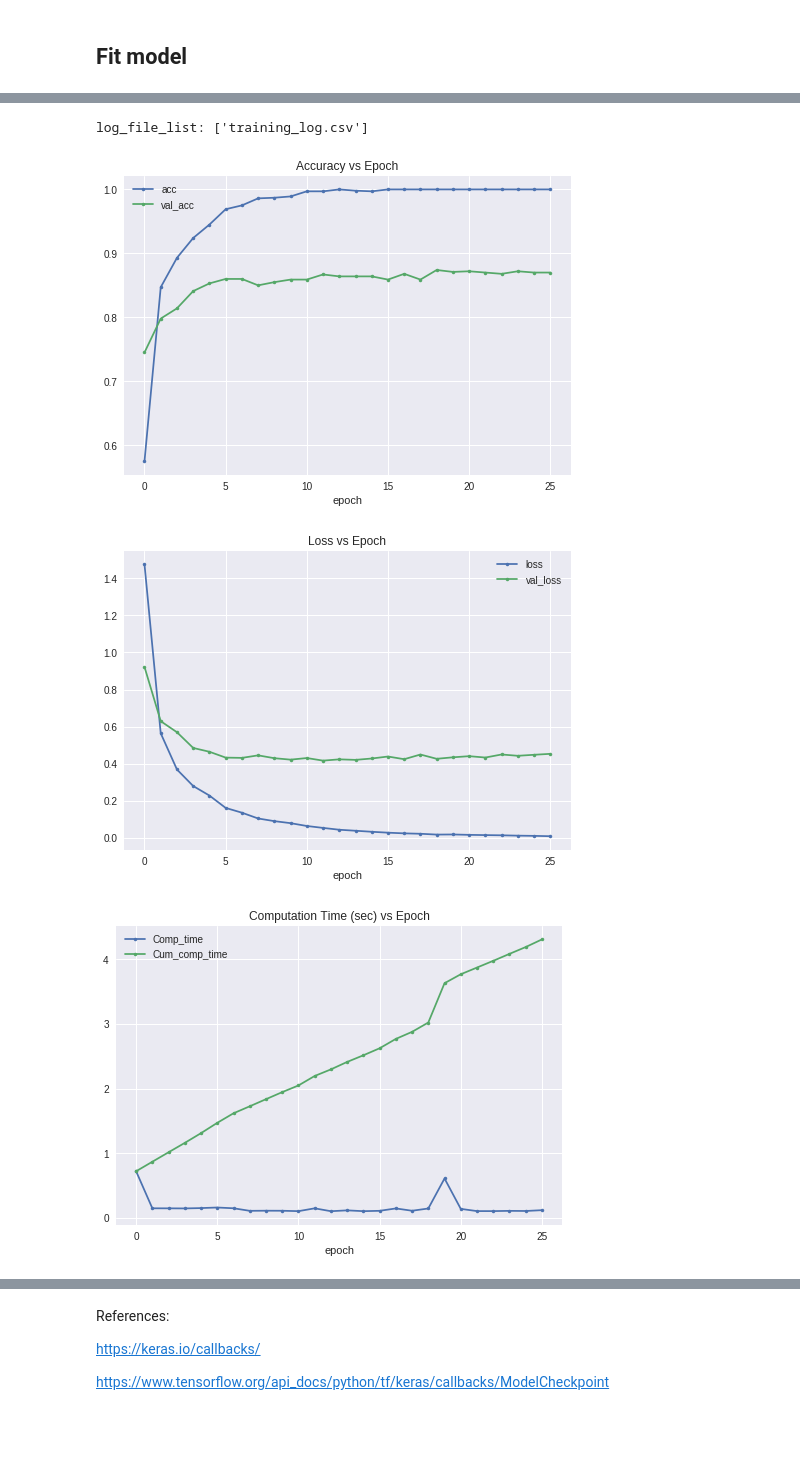
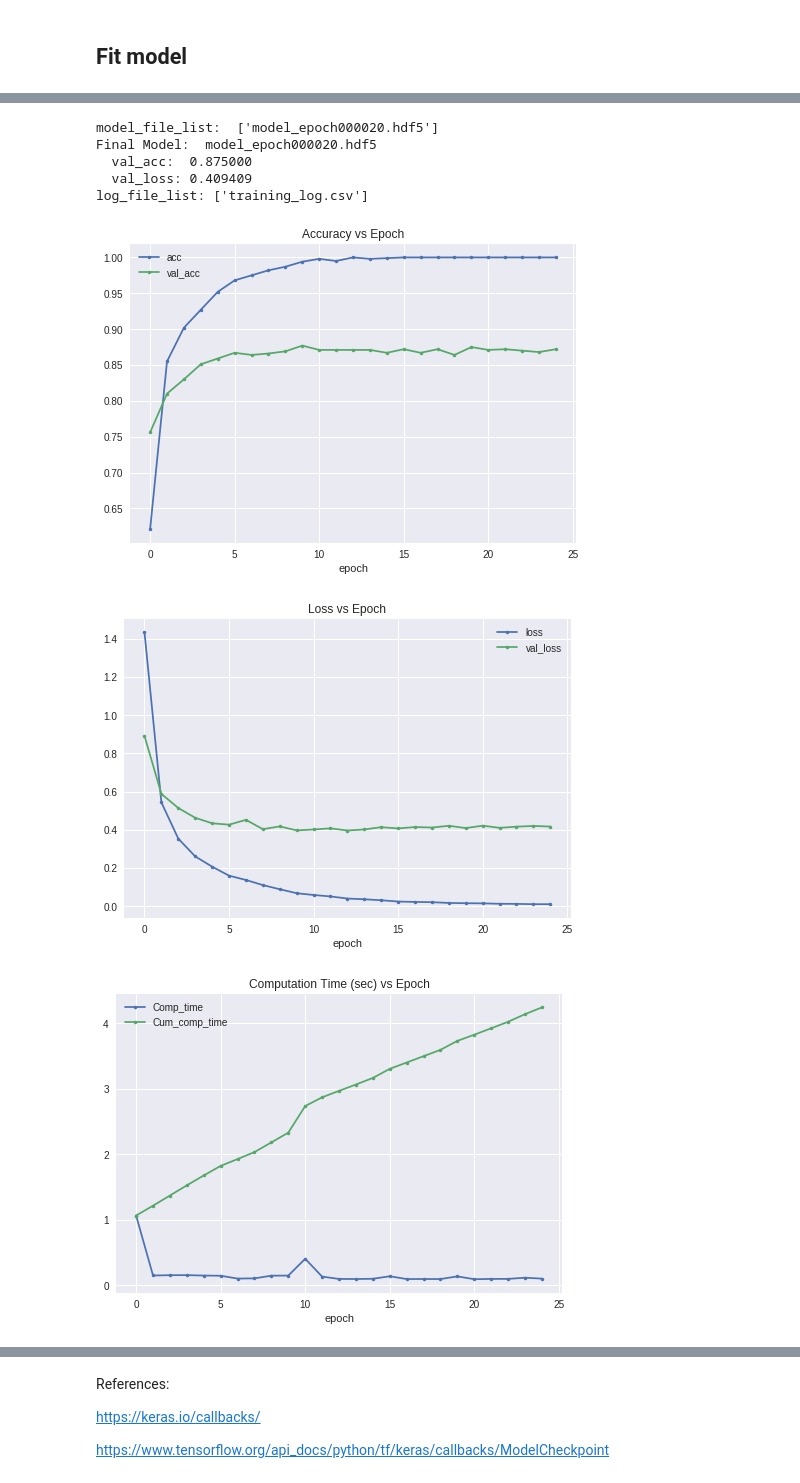
Before and after one commit to Minyus/Deep_Learning, a Jupyter notebook: Keras/MNIST/Dense_Only_with_Dropout/keras_fit_with_callbacks_mnist.ipynb, the cells around one changed output, grey strips where cells are left out. Drawn from its saved outputs; the diff is of its cells as text; code cells hidden in the pictures; blank space fills up the shorter version.

Commit message:
reorganized as setup function; added sort to model file list

```diff
--- a/Keras/MNIST/Dense_Only_with_Dropout/keras_fit_with_callbacks_mnist.ipynb
+++ b/Keras/MNIST/Dense_Only_with_Dropout/keras_fit_with_callbacks_mnist.ipynb
@@ -275,0 +232,18 @@ Final Model:  model_epoch000021.hdf5
+# %%
+### If resume_if_possible = True, fitting can resume using a model file.
+resume_if_possible = True
+
+### Set resume_if_possible = False to force fitting from scratch.
+# resume_if_possible = False
+
+batch_size = 64
+epochs = 100
+
+model, callbacks, initial_epoch = \
+setup_model_and_callbacks(create_model, input_shape, resume_if_possible = resume_if_possible)
+
+model.summary()
+
+## Fit
+model.fit(x_train, y_train, validation_data = (x_test,y_test), shuffle = True,
+          batch_size = batch_size, epochs = epochs, callbacks = callbacks, initial_epoch = initial_epoch)
@@ -276,19 +269,29 @@ Final Model:  model_epoch000021.hdf5
 # %%
+## Show final model performance metrics
+mfp = ModelFileProcessing()
+model = keras.models.load_model(mfp.latest_model_file)
+val_loss, val_acc = model.evaluate(x_test, y_test, verbose=0)
+print("Final Model:  {}  \n  val_acc:  {:8.6f}\n  val_loss: {:8.6f}".format(mfp.latest_model_file, val_acc, val_loss))
+
 ## Plot the results
-lfp.update()
+lfp = LogFileProcessing()
 if lfp.log_file_exists:
     log_df = pd.read_csv(lfp.log_file_path)
     log_df.set_index('epoch')[['acc', 'val_acc']].plot(style='.-', title='Accuracy vs Epoch')
     plt.show()
     log_df.set_index('epoch')[['loss', 'val_loss']].plot(style='.-', title='Loss vs Epoch')
     plt.show()
     log_df.set_index('epoch')[['Comp_time', 'Cum_comp_time']].plot(style='.-', title='Computation Time (sec) vs Epoch')
     plt.show()
     # pd.options.display.max_rows = 8
     display(log_df)
 # %% [output]
+model_file_list:  ['model_epoch000020.hdf5']
+Final Model:  model_epoch000020.hdf5
+  val_acc:  0.875000
+  val_loss: 0.409409
 log_file_list: ['training_log.csv']
-[figure, old version]
+[figure, new version]
-[figure, old version]
+[figure, new version]
-[figure, old version]
+[figure, new version]
 |  | epoch | Comp_time | Cum_comp_time | acc | loss | val_acc | val_loss |
```
Also changed, not shown: parts of 4 cells of this notebook.
